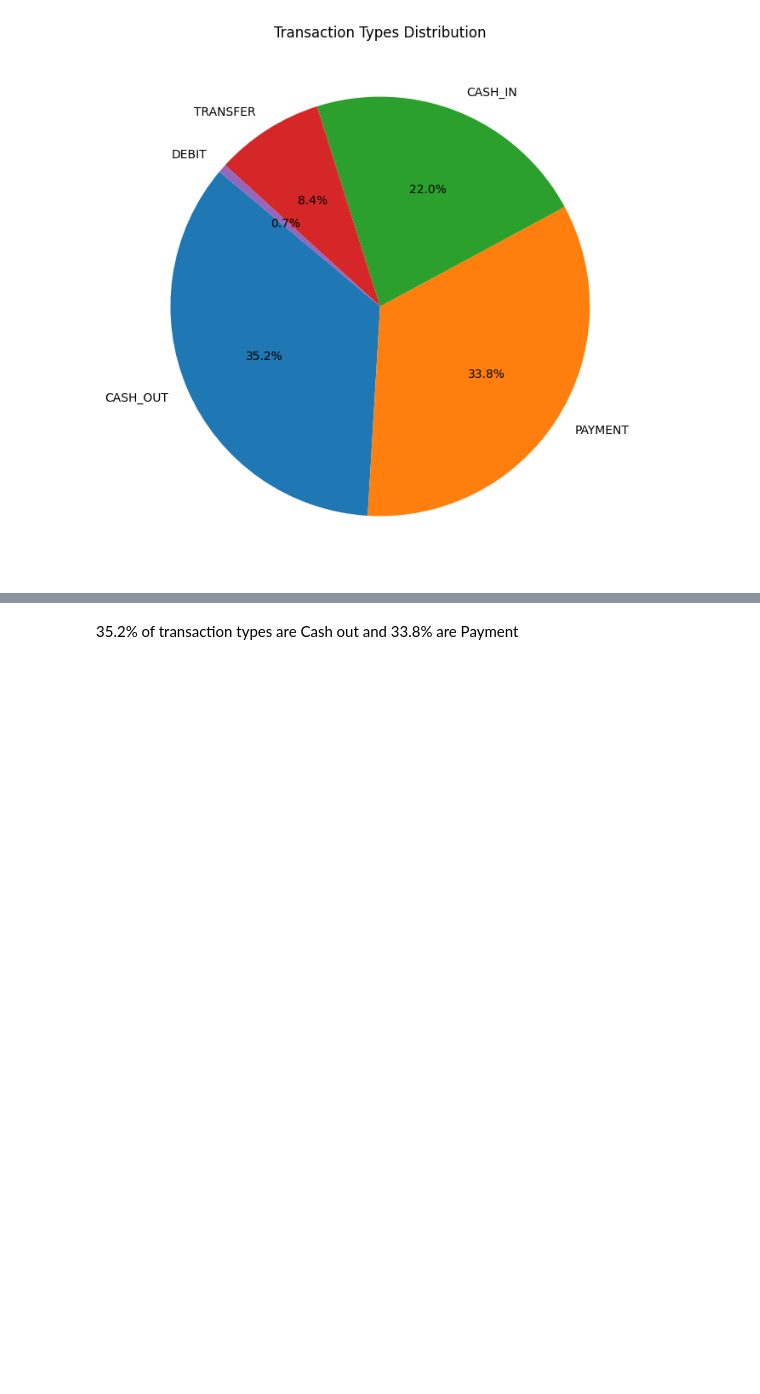
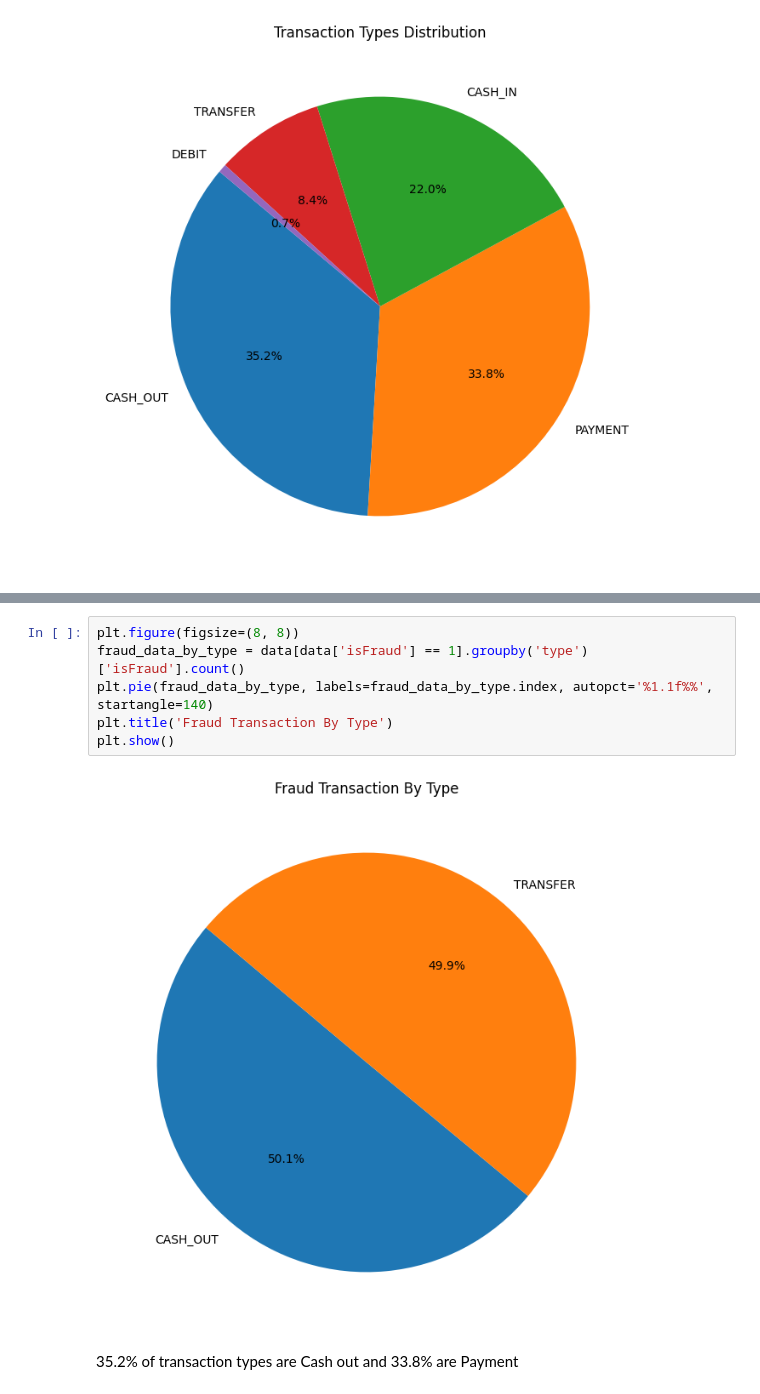
Before and after one commit to Weena24/online-payment-fraud-detection, a Jupyter notebook: notebooks/preprocessing.ipynb, the cells around one changed output, grey strips where cells are left out. Drawn from its saved outputs; the diff is of its cells as text; blank space fills up the shorter version.

Commit message:
add fraud representation by transaction type

```diff
--- a/notebooks/preprocessing.ipynb
+++ b/notebooks/preprocessing.ipynb
@@ -236,3 +243,11 @@ plt.show()
+# %%
+plt.figure(figsize=(8, 8))
+fraud_data_by_type = data[data['isFraud'] == 1].groupby('type')['isFraud'].count()
+plt.pie(fraud_data_by_type, labels=fraud_data_by_type.index, autopct='%1.1f%%', startangle=140)
+plt.title('Fraud Transaction By Type')
+plt.show()
+# %% [output]
+[figure, added]
 # %% [markdown]
 35.2% of transaction types are Cash out and 33.8% are Payment
 # %%
```
Also changed, not shown: parts of 1 cell of this notebook.
